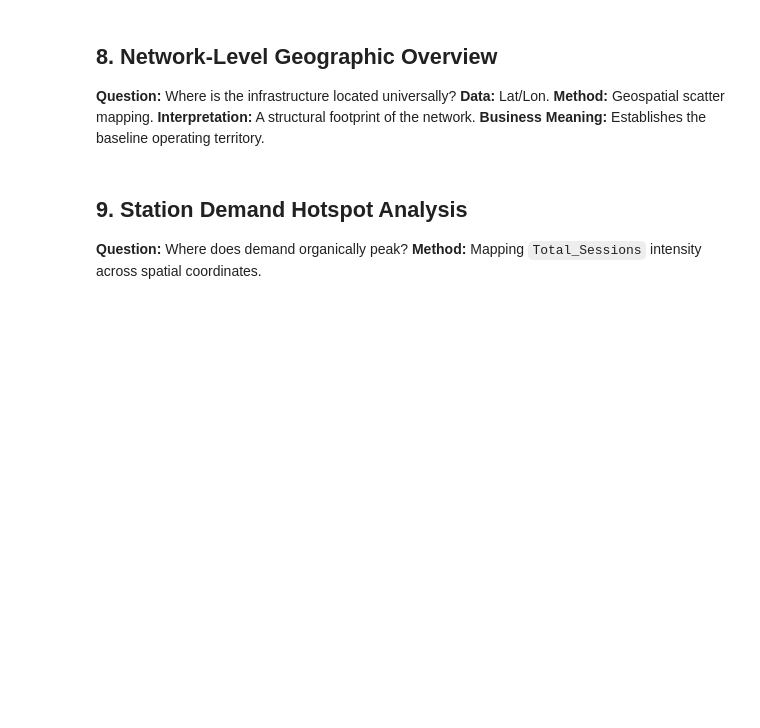
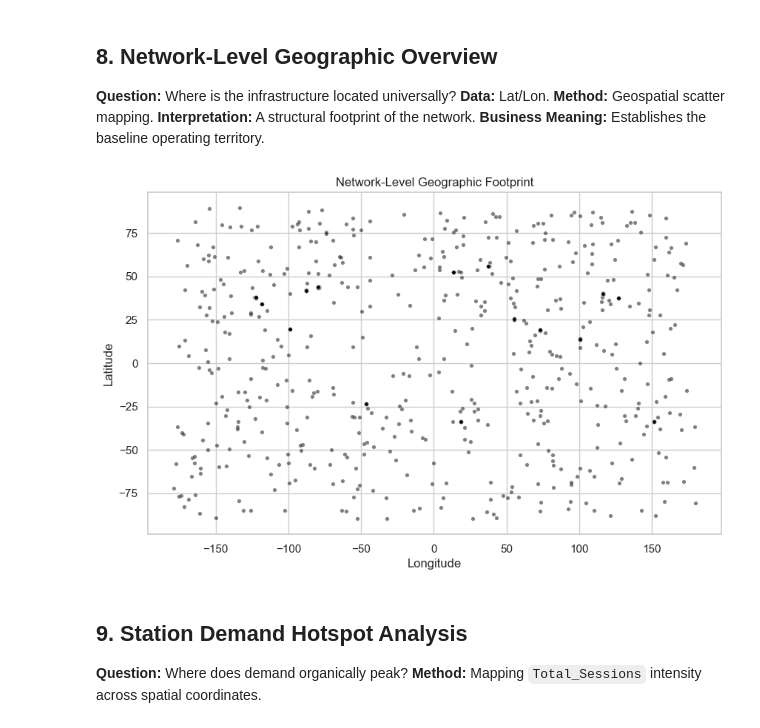
Before and after one commit to vaibhavdevangan/EV-Charging-Infrastructure-Analytics-Demand-Forecasting-Utilization-Optimization, a Jupyter notebook: notebooks/07_geospatial_analysis/07_geospatial_analysis.ipynb, the cells around one changed output. Cells and saved outputs as stored; diff of their text form; code cells hidden in the pictures; blank space fills up the shorter version.

```diff
--- a/notebooks/07_geospatial_analysis/07_geospatial_analysis.ipynb
+++ b/notebooks/07_geospatial_analysis/07_geospatial_analysis.ipynb
@@ -89,11 +112,13 @@ else:
 **Business Meaning:** Establishes the baseline operating territory.
 # %%
 plt.figure(figsize=(10, 6))
-sns.scatterplot(data=df, x='Longitude', y='Latitude', s=10, color='gray', alpha=0.5)
+sns.scatterplot(data=df, x='Longitude', y='Latitude', s=15, color='black', alpha=0.5)
 plt.title("Network-Level Geographic Footprint")
 plt.xlabel("Longitude")
 plt.ylabel("Latitude")
 plt.show()
+# %% [output]
+[figure, added]
 # %% [markdown]
 ## 9. Station Demand Hotspot Analysis
 **Question:** Where does demand organically peak?
```
Also changed, not shown: parts of 11 cells of this notebook, 8 other files.
